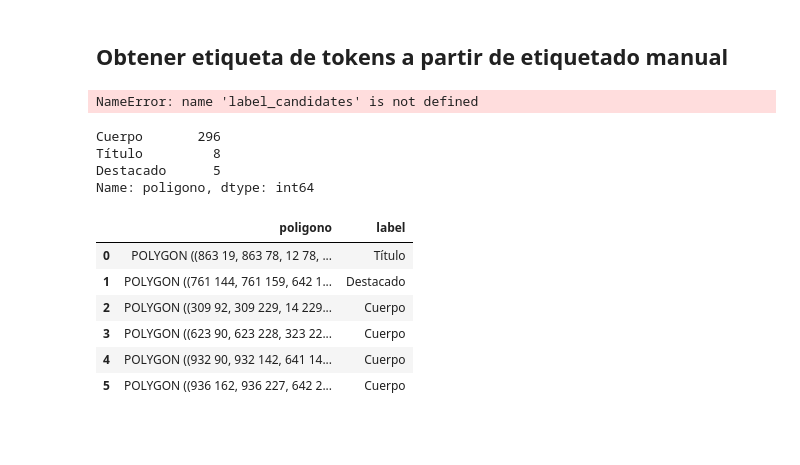
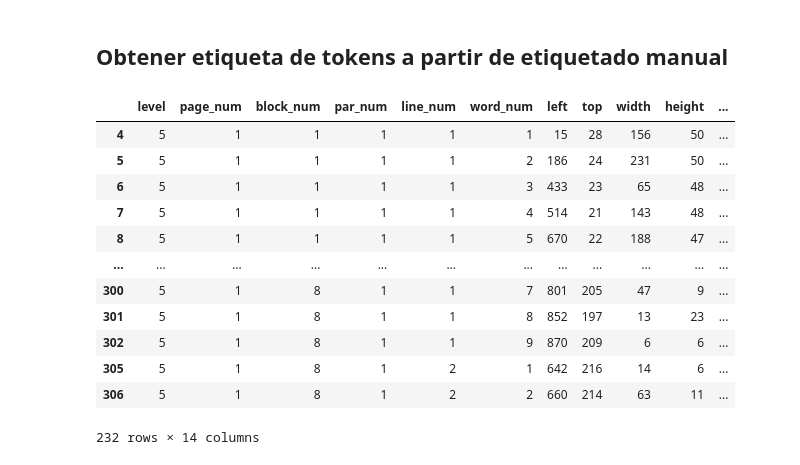
Before and after one commit to RomiLanda/recordar_ia, a Jupyter notebook: notebooks/02_tokens_ops/01_get_token_label.ipynb, the cells around one changed output. Drawn from its saved outputs; the diff is of its cells as text; code cells hidden in the pictures; blank space fills up the shorter version.

```diff
--- a/notebooks/02_tokens_ops/01_get_token_label.ipynb
+++ b/notebooks/02_tokens_ops/01_get_token_label.ipynb
@@ -79,0 +111,2 @@ df_tokens
+# %%
+df_tokens = confidence_filter(df_tokens, 20)
@@ -79,0 +131,2 @@ df_tokens
+# %%
+df_tokens = blank_filter(df_tokens)
@@ -166,39 +210,40 @@ plt.show()
 def get_label_token(poligono_token, segmentos_articulo):
     #segmentos_articulo = df_segmentos[df_segmentos['file']==file][['poligono', 'label']]
     #print(segmentos_articulo.shape)
-    etiqueta = np.nan
-    label_candidates = {'etiqueta': np.nan, 'perc': np.nan}
-
+    #etiqueta = np.nan
+    label_candidates = {'etiqueta': -1, 'perc': -1}
+    i=0
     for _, segmento in segmentos_articulo.iterrows():
         #print('Poligono token: ')
         #display(poligono_token)
         #print('Poligono segmento: ')
         #display(_, segmento['poligono'])
         if poligono_token.intersects(segmento['poligono']):
+            i+=1
             perc = (poligono_token.intersection(segmento['poligono']).area / poligono_token.union(segmento['poligono']).area)*100
-            if (label_candidates['perc'] != np.nan) or (label_candidates['perc'] < perc):
+            #print ('(label_candidates[perc]', label_candidates['perc'])
+            #print('new perc', perc)
+            if (label_candidates['perc'] < perc):
                 label_candidates = {'etiqueta': segmento['label'], 'perc': perc}
+                #print(i)
 
     return label_candidates['etiqueta']
-# %%
-label_candidates
-# %% [output]
-NameError: name 'label_candidates' is not defined
 # %%
 segmentos_articulo = df_segmentos[df_segmentos['file']==articulo['file']][['poligono', 'label']]
-df_tokens['poligono'].apply(lambda x: get_label_token(x, segmentos_articulo)).value_counts()
+df_tokens['label'] = df_tokens['poligono'].apply(lambda x: get_label_token(x, segmentos_articulo))
-# %% [output]
-Cuerpo       296
-Título         8
-Destacado      5
-Name: poligono, dtype: int64
 # %%
-segmentos_articulo
+df_tokens
 # %% [output]
-|  | poligono | label |
-| 0 | POLYGON ((863 19, 863 78, 12 78, ... | Título |
-| 1 | POLYGON ((761 144, 761 159, 642 1... | Destacado |
-| 2 | POLYGON ((309 92, 309 229, 14 229... | Cuerpo |
-| 3 | POLYGON ((623 90, 623 228, 323 22... | Cuerpo |
-| 4 | POLYGON ((932 90, 932 142, 641 14... | Cuerpo |
-| 5 | POLYGON ((936 162, 936 227, 642 2... | Cuerpo |
+|  | level | page_num | block_num | par_num | line_num | word_num | left | top | width | height | ... |
+| 4 | 5 | 1 | 1 | 1 | 1 | 1 | 15 | 28 | 156 | 50 | ... |
+| 5 | 5 | 1 | 1 | 1 | 1 | 2 | 186 | 24 | 231 | 50 | ... |
+| 6 | 5 | 1 | 1 | 1 | 1 | 3 | 433 | 23 | 65 | 48 | ... |
+| 7 | 5 | 1 | 1 | 1 | 1 | 4 | 514 | 21 | 143 | 48 | ... |
+| 8 | 5 | 1 | 1 | 1 | 1 | 5 | 670 | 22 | 188 | 47 | ... |
+| ... | ... | ... | ... | ... | ... | ... | ... | ... | ... | ... | ... |
+| 300 | 5 | 1 | 8 | 1 | 1 | 7 | 801 | 205 | 47 | 9 | ... |
+| 301 | 5 | 1 | 8 | 1 | 1 | 8 | 852 | 197 | 13 | 23 | ... |
+| 302 | 5 | 1 | 8 | 1 | 1 | 9 | 870 | 209 | 6 | 6 | ... |
+| 305 | 5 | 1 | 8 | 1 | 2 | 1 | 642 | 216 | 14 | 6 | ... |
+| 306 | 5 | 1 | 8 | 1 | 2 | 2 | 660 | 214 | 63 | 11 | ... |
+232 rows × 14 columns
```
Also changed, not shown: parts of 18 cells of this notebook.
